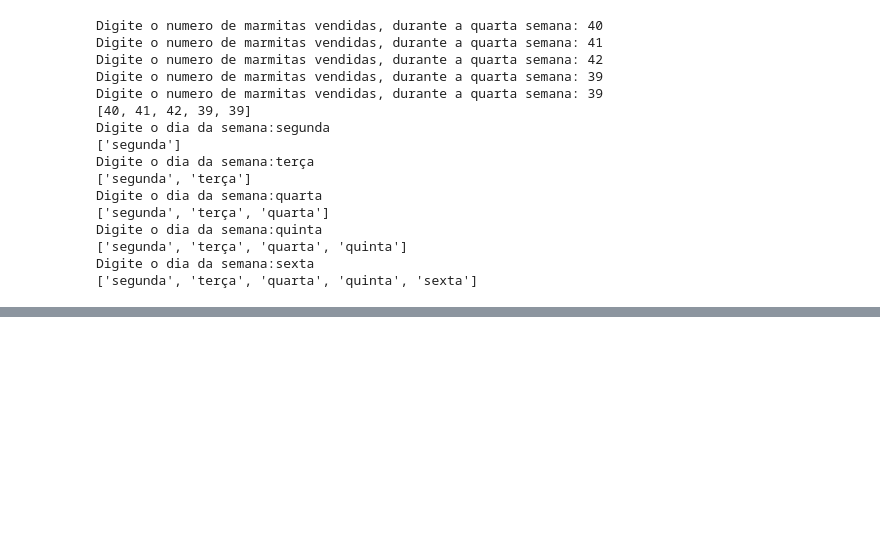
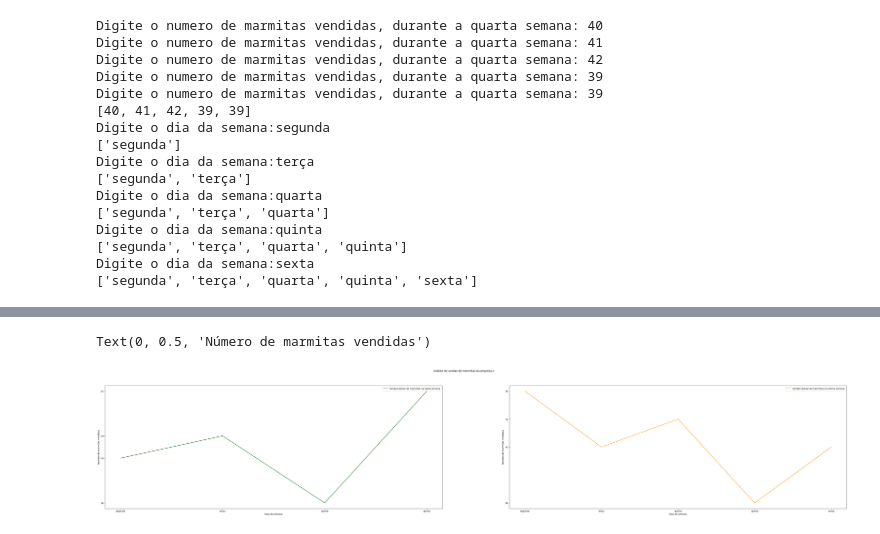
Before and after one commit to jeniferGoncalvesDaSilvaDev/data-analytics-python, a Jupyter notebook: analise-vendas-marmitas-empresaX.ipynb, the cells around one changed output, grey strips where cells are left out. Saved outputs shown, nothing was run; the diff lists cells and outputs as text; code cells hidden in the pictures; blank space fills up the shorter version.

```diff
--- a/analise-vendas-marmitas-empresaX.ipynb
+++ b/analise-vendas-marmitas-empresaX.ipynb
@@ -200,0 +281,26 @@ Digite o dia da semana:sexta
+# %%
+vendas_setima_semana=[]
+dias_da_setima_semana=[]
+def numero_marmitas_semana_07():
+ try:
+
+   for item in range(0,5):
+     item = int(input("Digite o numero de marmitas vendidas, durante a setima semana: "))
+     vendas_setima_semana.append(item)
+   print(vendas_setima_semana)
+
+
+
+ except:
+  print("Dado inválido")
+def dias_da_semana_07():
+  for dia in range(0,5):
+      dia = str(input('Digite o dia da semana:'))
+      if dia!= 'segunda' and dia!='terça' and dia!='quarta' and dia!='quinta' and dia!='sexta':
+        print("Dia inválido!")
+        break
+      else:
+        dias_da_setima_semana.append(dia)
+        print(dias_da_setima_semana)
+numero_marmitas_semana_07()
+dias_da_semana_07()
@@ -263,0 +394,18 @@ Text(0, 0.5, 'Número de marmitas vendidas')
+# %%
+figura3=plt.figure(figsize=(60,10))
+figura3.suptitle("Análise de vendas de marmitas da empresa x")
+figura3.add_subplot(121)
+plt.plot(dias_da_sexta_semana, vendas_sexta_semana, label="Vendas diárias de marmitas na sexta semana", color="darkgreen")
+plt.legend()
+plt.yticks([36,38,39,41])
+plt.xlabel('Dias da semana')
+plt.ylabel('Número de marmitas vendidas')
+figura3.add_subplot(122)
+plt.plot(dias_da_setima_semana, vendas_setima_semana, label="Vendas diárias de marmitas na setima semana", color="darkorange")
+plt.legend()
+plt.yticks([38,40,41,42])
+plt.xlabel('Dias da semana')
+plt.ylabel('Número de marmitas vendidas')
+# %% [output]
+Text(0, 0.5, 'Número de marmitas vendidas')
+[figure, added]
```
Also changed, not shown: parts of 9 cells of this notebook.
